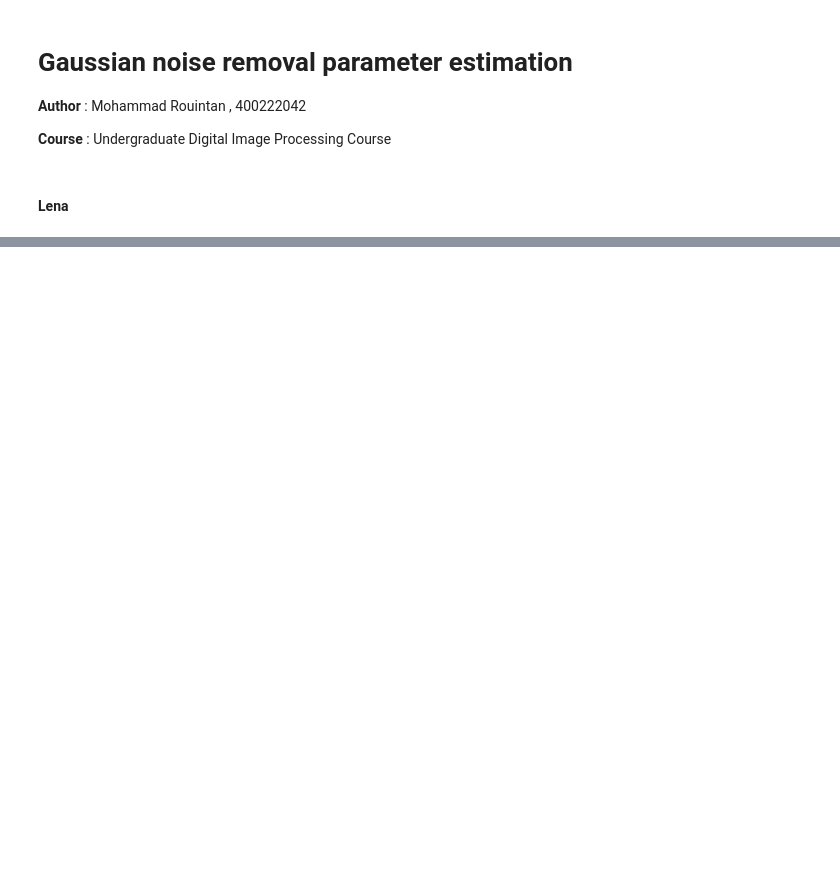
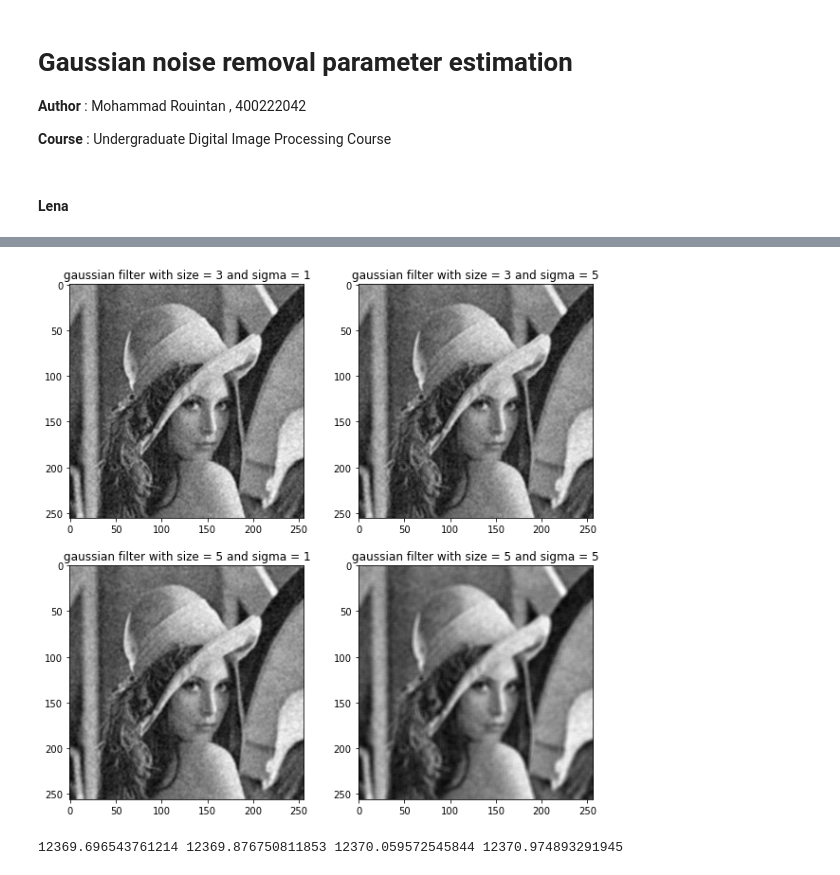
Before and after one commit to MohammadRouintan/Practice-Digital-Image-Processing, a Jupyter notebook: Exercise2/GaussianNoiseRemovalParameterEstimation.ipynb, the cells around one changed output, grey strips where cells are left out. Saved outputs shown, nothing was run; the diff lists cells and outputs as text; code cells hidden in the pictures; blank space fills up the shorter version.

```diff
--- a/Exercise2/GaussianNoiseRemovalParameterEstimation.ipynb
+++ b/Exercise2/GaussianNoiseRemovalParameterEstimation.ipynb
@@ -35,2 +53,17 @@ def calculate_PSNR(image, noisy_image):
+# %%
+def filtering_process(image):
+    filtered_1 = gaussian_filter(image, 3, sigma=1)
+    filtered_2 = gaussian_filter(image, 3, sigma=5)
+    filtered_3 = gaussian_filter(image, 5, sigma=1)
+    filtered_4 = gaussian_filter(image, 5, sigma=5)
+
+    plt.figure(figsize=(10, 10))
+    plt.subplot(221), plt.imshow(filtered_1, cmap='gray'), plt.title('gaussian filter with size = 3 and sigma = 1')
+    plt.subplot(222), plt.imshow(filtered_2, cmap='gray'), plt.title('gaussian filter with size = 3 and sigma = 5')
+    plt.subplot(223), plt.imshow(filtered_3, cmap='gray'), plt.title('gaussian filter with size = 5 and sigma = 1')
+    plt.subplot(224), plt.imshow(filtered_4, cmap='gray'), plt.title('gaussian filter with size = 5 and sigma = 5')
+    plt.show()
+
+    return filtered_1, filtered_2, filtered_3, filtered_4
 # %% [markdown]
 #### Lena
@@ -90,0 +77,14 @@ Clipping input data to the valid range for imshow with RGB data ([0..1] for floa
+# %%
+# Gaussian filter on noisy image with sigma = 0.1
+filtered_1, filtered_2, filtered_3, filtered_4 = filtering_process(noisy_1)
+# %% [output]
+[figure, added]
+# %%
+mse1 = calculate_MSE(image, filtered_1)
+mse2 = calculate_MSE(image, filtered_2)
+mse3 = calculate_MSE(image, filtered_3)
+mse4 = calculate_MSE(image, filtered_4)
+
+print(mse1, mse2, mse3, mse4)
+# %% [output]
+12369.696543761214 12369.876750811853 12370.059572545844 12370.974893291945
```
Also changed, not shown: parts of 8 cells of this notebook.
